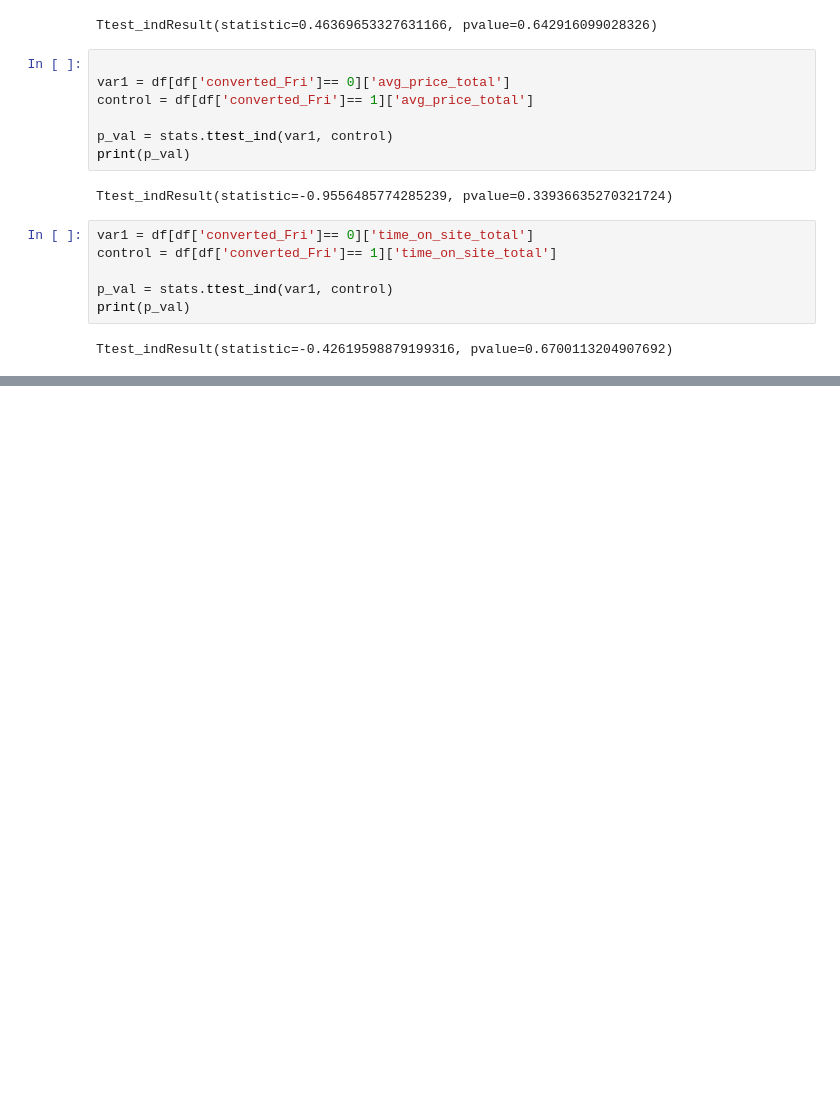
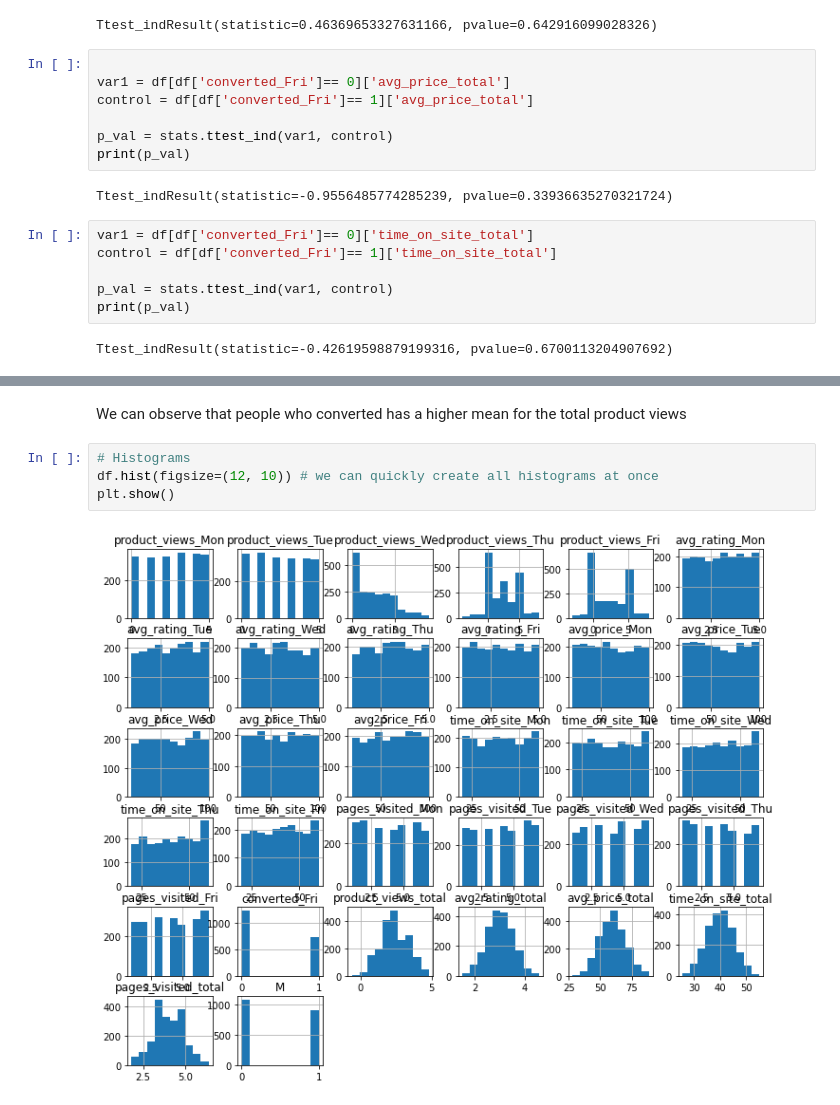
Before and after one commit to leningschulich/schulich_data_science, a Jupyter notebook: mban 6110 inclass code/final.ipynb, the cells around one changed output, grey strips where cells are left out. Cells and saved outputs as stored; diff of their text form; blank space fills up the shorter version.

```diff
--- a/mban 6110 inclass code/final.ipynb
+++ b/mban 6110 inclass code/final.ipynb
@@ -289,0 +311,8 @@ We can find that column M, product_views_total are the significant one.
+# %% [markdown]
+We can observe that people who converted has a higher mean for the total product views
+# %%
+# Histograms
+df.hist(figsize=(12, 10)) # we can quickly create all histograms at once
+plt.show()
+# %% [output]
+[figure, added]
```
Also changed, not shown: parts of 35 cells of this notebook.
